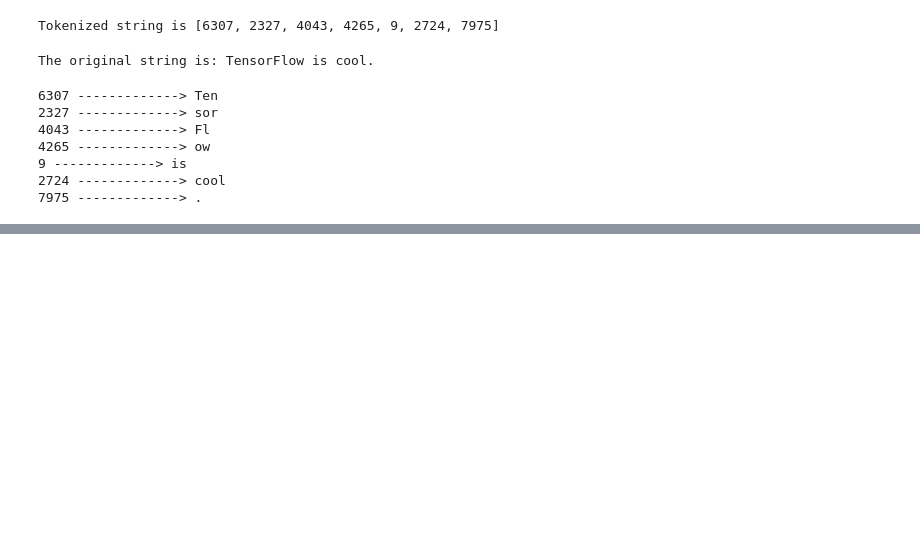
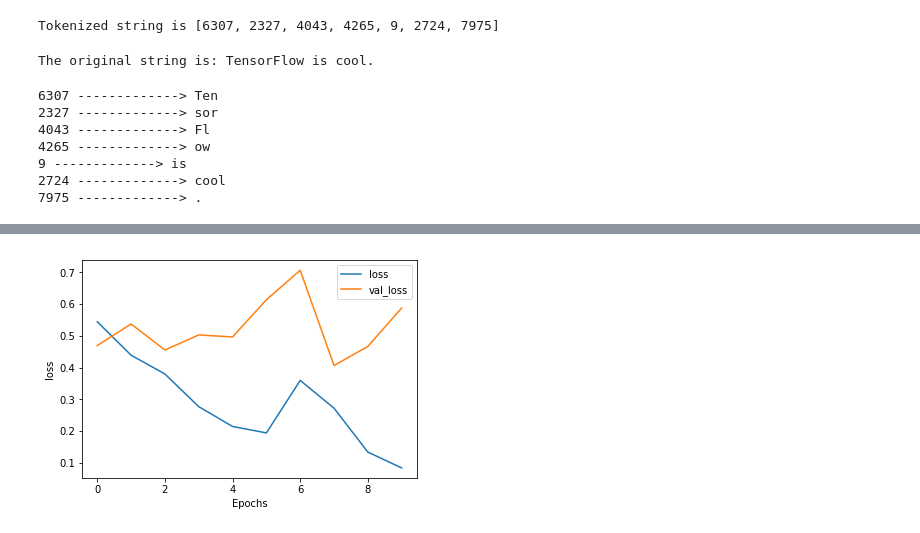
Before and after one commit to Rohan0401/tensorflow_2_work, a Jupyter notebook: text_and_sequences/Text_Classification_With_RNN.ipynb, the cells around one changed output, grey strips where cells are left out. Saved outputs shown, nothing was run; the diff lists cells and outputs as text; code cells hidden in the pictures; blank space fills up the shorter version.

```diff
--- a/text_and_sequences/Text_Classification_With_RNN.ipynb
+++ b/text_and_sequences/Text_Classification_With_RNN.ipynb
@@ -116,0 +222,4 @@ SyntaxError: unexpected EOF while parsing (<ipython-input-18-ee2dde63d1c0>, line
+# %%
+plot_graphs(history, 'loss')
+# %% [output]
+[figure, added]
```
Also changed, not shown: parts of 18 cells of this notebook, 8 other files.
